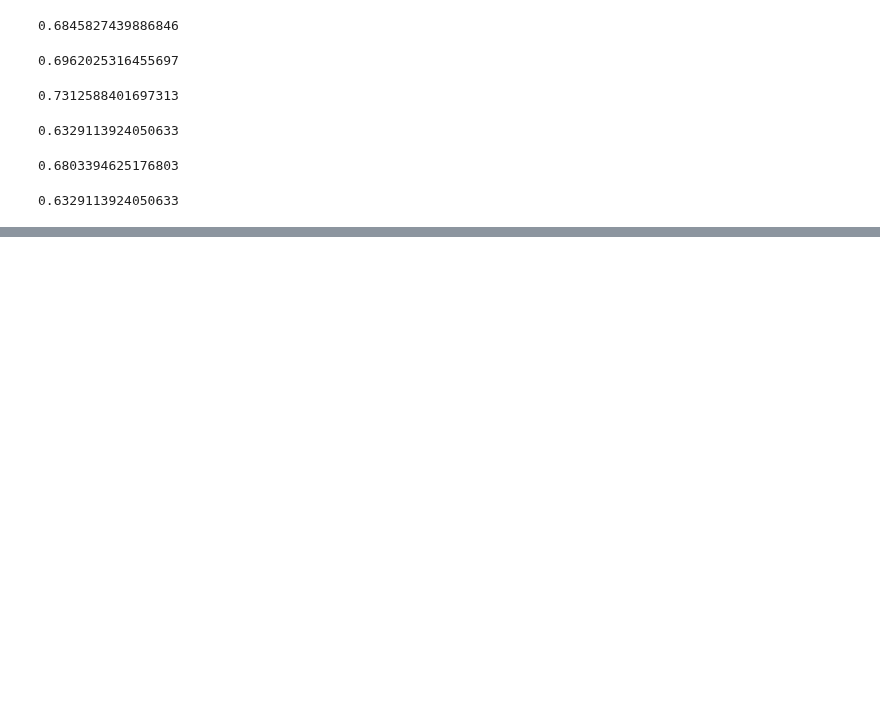
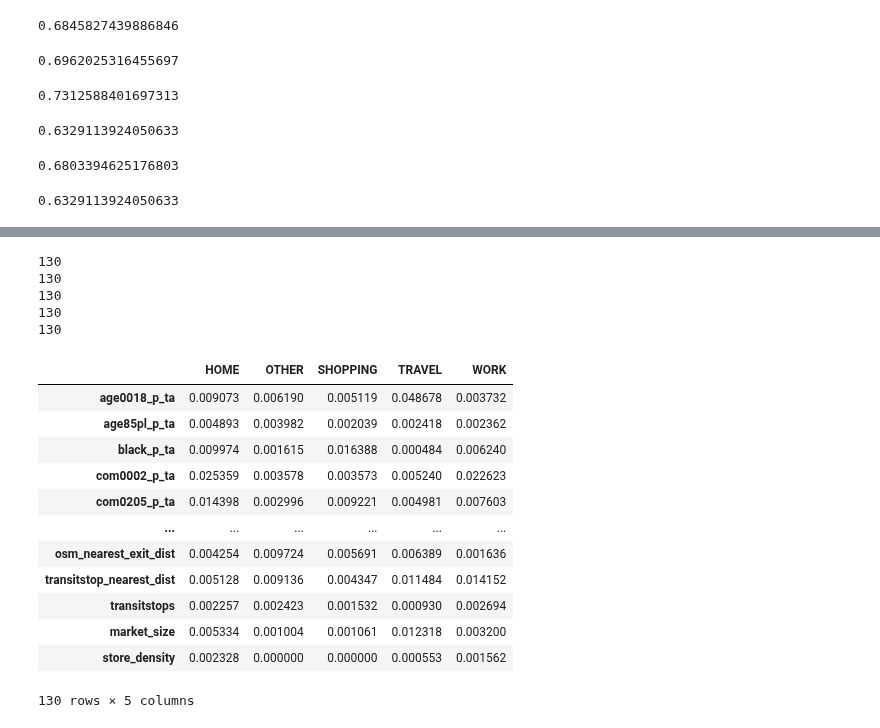
Before and after one commit to mozhao0331/Restaurant_Segmentation_Analysis, a Jupyter notebook: doc/smoothie_king/SK_best_ensemble.ipynb, the cells around one changed output, grey strips where cells are left out. Cells and saved outputs as stored; diff of their text form; code cells hidden in the pictures; blank space fills up the shorter version.

Commit message:
Add feature importance

```diff
--- a/doc/smoothie_king/SK_best_ensemble.ipynb
+++ b/doc/smoothie_king/SK_best_ensemble.ipynb
@@ -107,6 +107,8 @@ density_levels = [
     "Urban",
     "Super Urban"
 ]
+# %%
+all_features = numeric_features + ordinal_features
 # %%
 ordinal_transformer = OrdinalEncoder(categories=[market_levels, density_levels], dtype=int)
 
@@ -794,0 +846,34 @@ stack_rf_2.score(X_test, y_test)
+# %%
+for i in range(len(lr_rf_ovr.named_steps['onevsrestclassifier'].estimators_)):
+    print(len(lr_rf_ovr.named_steps['onevsrestclassifier'].estimators_[i].feature_importances_))
+# %% [output]
+130
+130
+130
+130
+130
+# %%
+lr_rf_ovr_selected = lr_rf_ovr.named_steps['selectfrommodel'].get_support()
+lr_rf_ovr_selected_features = [feat for (feat, is_selected) in zip(all_features, lr_rf_ovr_selected) if is_selected]
+lr_rf_ovr_feature_importance = pd.DataFrame({
+    "HOME": lr_rf_ovr.named_steps['onevsrestclassifier'].estimators_[0].feature_importances_,
+    "OTHER": lr_rf_ovr.named_steps['onevsrestclassifier'].estimators_[1].feature_importances_,
+    "SHOPPING": lr_rf_ovr.named_steps['onevsrestclassifier'].estimators_[2].feature_importances_,
+    "TRAVEL": lr_rf_ovr.named_steps['onevsrestclassifier'].estimators_[3].feature_importances_,
+    "WORK": lr_rf_ovr.named_steps['onevsrestclassifier'].estimators_[4].feature_importances_
+}, index=lr_rf_ovr_selected_features)
+lr_rf_ovr_feature_importance
+# %% [output]
+|  | HOME | OTHER | SHOPPING | TRAVEL | WORK |
+| age0018_p_ta | 0.009073 | 0.006190 | 0.005119 | 0.048678 | 0.003732 |
+| age85pl_p_ta | 0.004893 | 0.003982 | 0.002039 | 0.002418 | 0.002362 |
+| black_p_ta | 0.009974 | 0.001615 | 0.016388 | 0.000484 | 0.006240 |
+| com0002_p_ta | 0.025359 | 0.003578 | 0.003573 | 0.005240 | 0.022623 |
+| com0205_p_ta | 0.014398 | 0.002996 | 0.009221 | 0.004981 | 0.007603 |
+| ... | ... | ... | ... | ... | ... |
+| osm_nearest_exit_dist | 0.004254 | 0.009724 | 0.005691 | 0.006389 | 0.001636 |
+| transitstop_nearest_dist | 0.005128 | 0.009136 | 0.004347 | 0.011484 | 0.014152 |
+| transitstops | 0.002257 | 0.002423 | 0.001532 | 0.000930 | 0.002694 |
+| market_size | 0.005334 | 0.001004 | 0.001061 | 0.012318 | 0.003200 |
+| store_density | 0.002328 | 0.000000 | 0.000000 | 0.000553 | 0.001562 |
+130 rows × 5 columns
```
Also changed, not shown: parts of 17 cells of this notebook.
